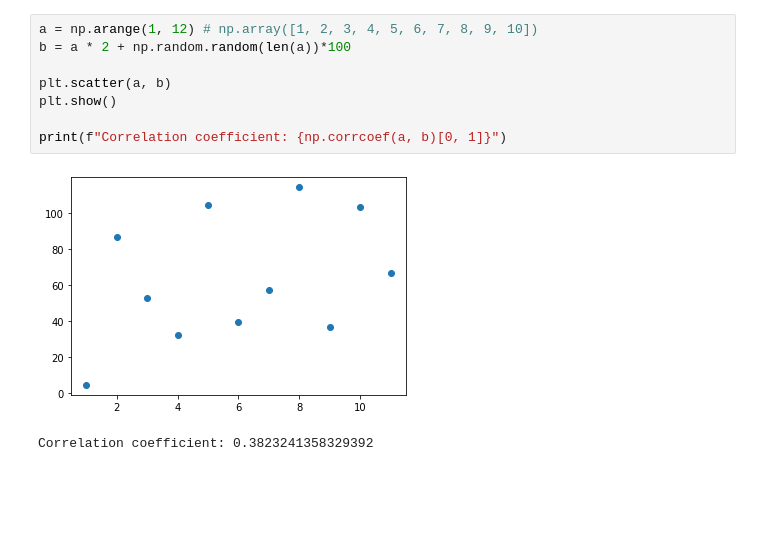
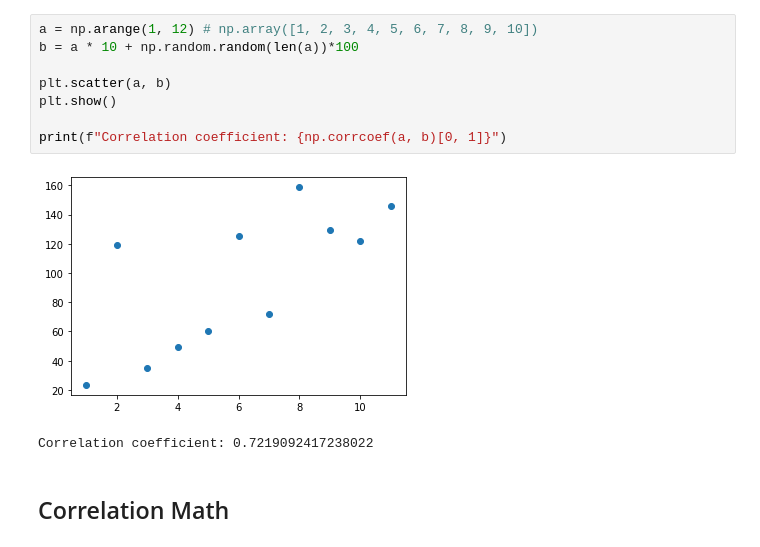
Before and after one commit to mkang32/snp500-analysis, a Jupyter notebook: notebooks/Correlation_ACF_PACF.ipynb, the cells around one changed output. Cells and saved outputs as stored; diff of their text form; blank space fills up the shorter version.

```diff
--- a/notebooks/Correlation_ACF_PACF.ipynb
+++ b/notebooks/Correlation_ACF_PACF.ipynb
@@ -29,11 +24,13 @@ $$
 # %%
 a = np.arange(1, 12) # np.array([1, 2, 3, 4, 5, 6, 7, 8, 9, 10])
-b = a * 2 + np.random.random(len(a))*100
+b = a * 10 + np.random.random(len(a))*100
 
 plt.scatter(a, b)
 plt.show()
 
 print(f"Correlation coefficient: {np.corrcoef(a, b)[0, 1]}")
 # %% [output]
-[figure, old version]
+[figure, new version]
-Correlation coefficient: 0.3823241358329392
+Correlation coefficient: 0.7219092417238022
+# %% [markdown]
+## Correlation Math
```
Also changed, not shown: parts of 43 cells of this notebook, 2 other files.
